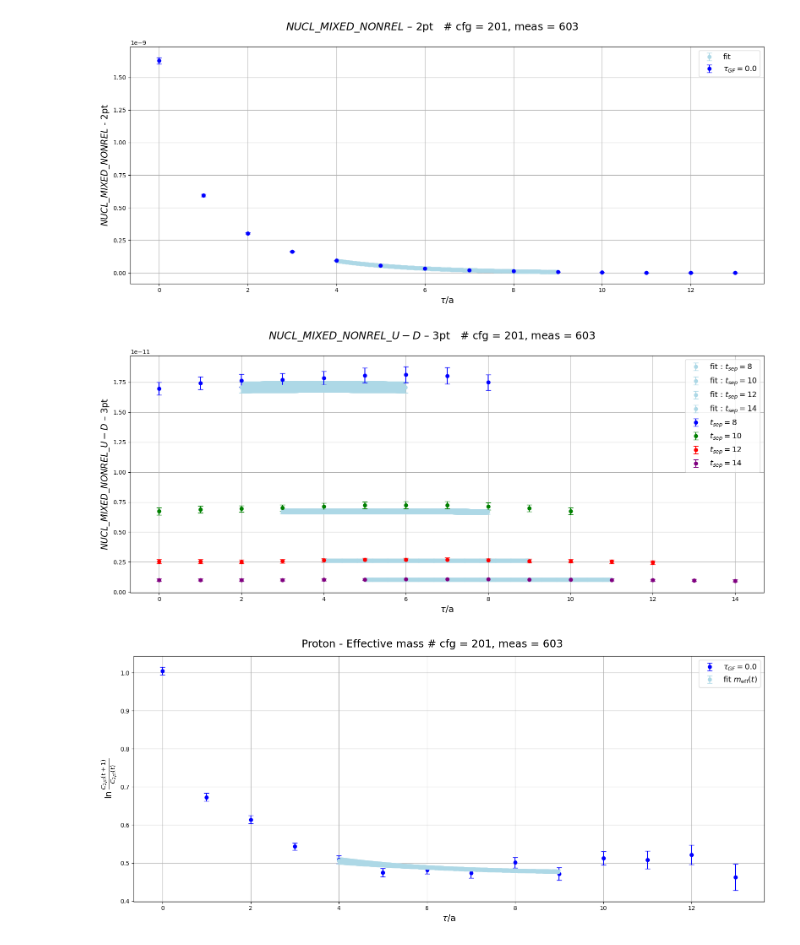
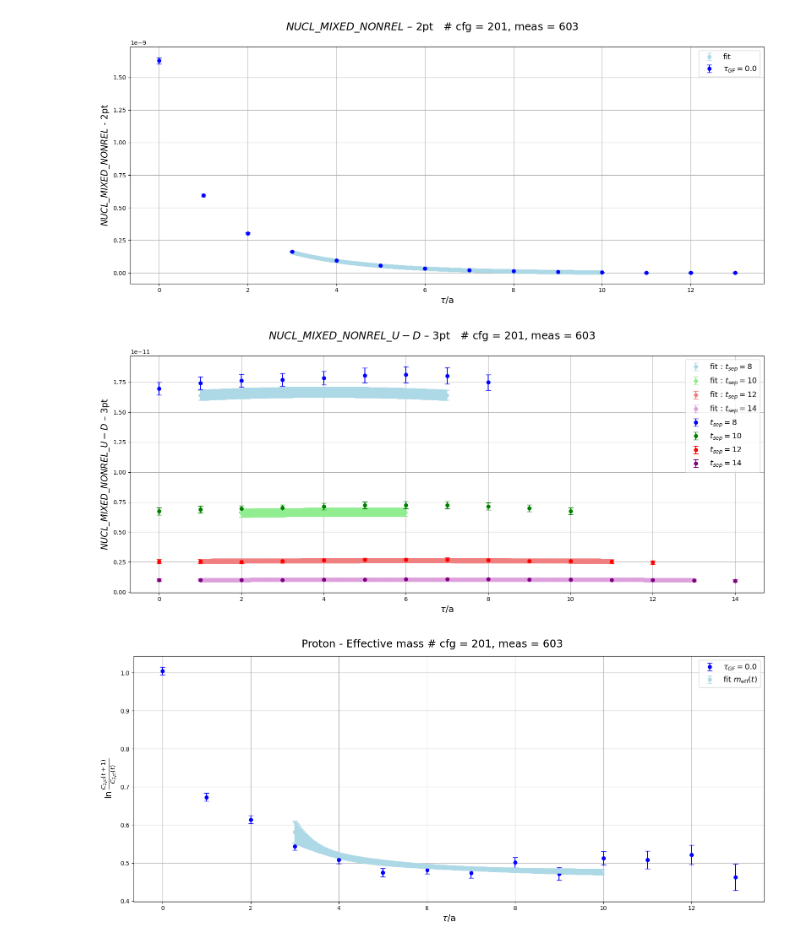
Before and after one commit to Hariprashad-Ravikumar/production_nEDM_LANL, a Jupyter notebook: Jupyter/4_2_Fit_All_tsep_Nucleon_cfgs_GFlow_3pt2pt.ipynb, the cells around one changed output. Cells and saved outputs as stored; diff of their text form; code cells hidden in the pictures.

```diff
--- a/Jupyter/4_2_Fit_All_tsep_Nucleon_cfgs_GFlow_3pt2pt.ipynb
+++ b/Jupyter/4_2_Fit_All_tsep_Nucleon_cfgs_GFlow_3pt2pt.ipynb
@@ -425,5 +521,5 @@ Corrected AIC (AICc) = 84.38472005253408
 # %%
-plot_all_flows(11, "im", cfglist, 4, 9, 2, 6, 3, 8, 4, 9, 5, 11)
+plot_all_flows(11, "im", cfglist, 3, 10, 1, 7, 2, 6, 1, 11, 1, 13)
 # %% [output]
 {N2pt, N3pt}={4,2} state fit: 11 parameters
 
@@ -445,3 +541,3 @@ Corrected AIC (AICc) = 51.187840598517866
-[figure, old version]
+[figure, new version]
-[figure, old version]
+[figure, new version]
-[figure, old version]
+[figure, new version]
```
Also changed, not shown: parts of 4 cells of this notebook, 48 other files.
